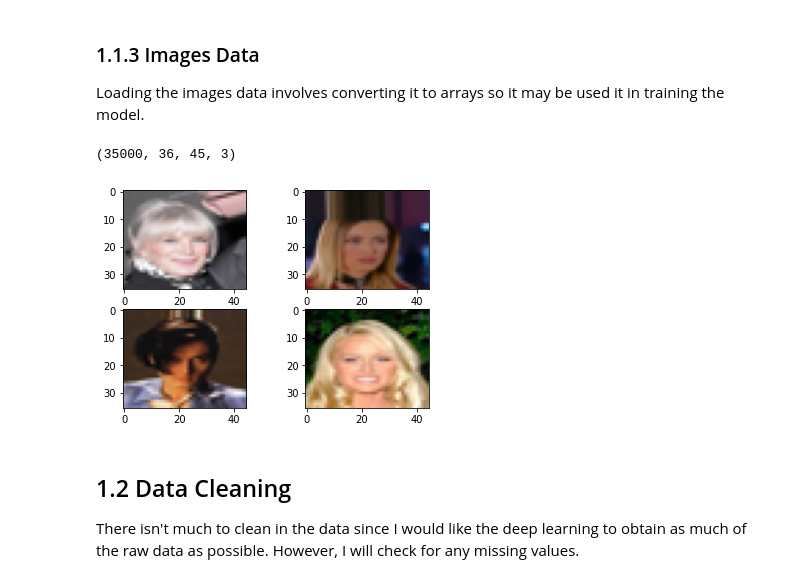
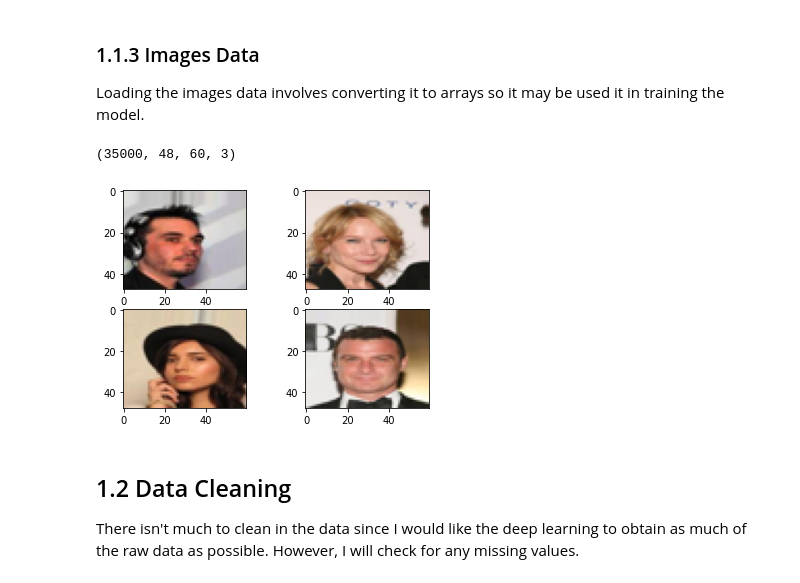
Before and after one commit to scho-git/springboard, a Jupyter notebook: face_detection_project/face-classification.ipynb, the cells around one changed output. Saved outputs shown, nothing was run; the diff lists cells and outputs as text; code cells hidden in the pictures.

```diff
--- a/face_detection_project/face-classification.ipynb
+++ b/face_detection_project/face-classification.ipynb
@@ -49,7 +49,7 @@ x_og = 178
 y_og = 218
 
 # New image dimensions
-x_ = 45
+x_ = 60
 image_size_ratio = x_og / y_og
 y_ = int(image_size_ratio * x_)
 
@@ -185,19 +185,19 @@ images = np.array(images)
 
 images.shape
 # %% [output]
-(35000, 36, 45, 3)
+(35000, 48, 60, 3)
 # %%
 #Plotting sample images
-idx1, idx2, idx3, idx4 = np.random.randint(0, 5000, size=4)
+idx1, idx2, idx3, idx4 = np.random.randint(0, 35000, size=4)
 
 fig, axs = plt.subplots(2, 2)
 axs[0,0].imshow(images[idx1])
 axs[1,0].imshow(images[idx2])
 axs[1,1].imshow(images[idx3])
 axs[0,1].imshow(images[idx4])
 plt.show()
 # %% [output]
-[figure, old version]
+[figure, new version]
 # %% [markdown]
 ## 1.2 Data Cleaning <a name='1.2'></a>
 There isn't much to clean in the data since I would like the deep learning to obtain as much of the raw data as possible. However, I will check for any missing values.
```
Also changed, not shown: parts of 36 cells of this notebook, 6 other files.
